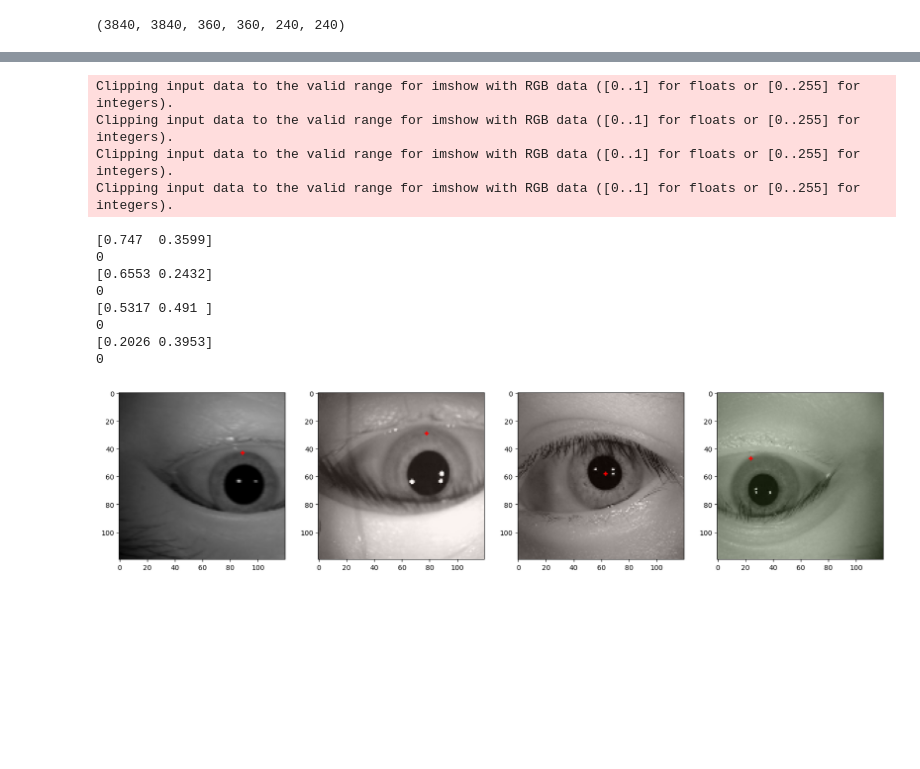
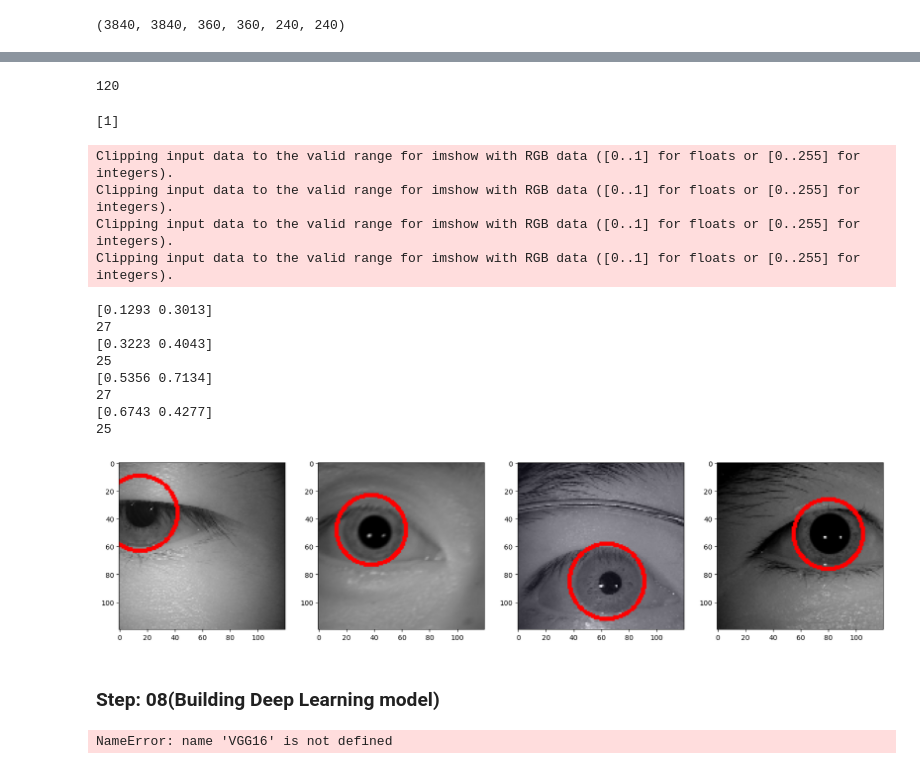
Before and after one commit to SubhadeepMal/CAPSTONE, a Jupyter notebook: self_model_train.ipynb, the cells around one changed output, grey strips where cells are left out. Saved outputs shown, nothing was run; the diff lists cells and outputs as text; code cells hidden in the pictures; blank space fills up the shorter version.

Commit message:
Add files via upload
Now successfully trained the model to detect iris on eye images

```diff
--- a/self_model_train.ipynb
+++ b/self_model_train.ipynb
@@ -161,6 +144,6 @@ augmentor = alb.Compose([alb.RandomCrop(width=450, height=450),
                        bbox_params=alb.BboxParams(format='albumentations',
                                                   label_fields=['class_labels']))
 # %%
-img = cv2.imread(os.path.join(r"D:\New_Programming\CAPSTONE\self_model","Train", "images","S5039L05.jpg"))
+img = cv2.imread(os.path.join(r"D:\New_Programming\CAPSTONE\self_model","Train", "images","S6101S01.jpg"))
 # %%
 cv2.imshow("image",img)
@@ -169,4 +150,4 @@ error: OpenCV(4.9.0) D:\a\opencv-python\opencv-python\opencv\modules\highgui\src
 # %%
-with open(os.path.join(r"D:\New_Programming\CAPSTONE\self_model","Train","labels","S5039L05.json"), 'r') as f:
+with open(os.path.join(r"D:\New_Programming\CAPSTONE\self_model","Train","labels","S6101S01.json"), 'r') as f:
     label = json.load(f)
 # %%
@@ -211,6 +196,6 @@ coords
 # %%
 #  (x − h)2 + (y − k)2 = r2
 import math
-r= math.sqrt((coords[2]-coords[0])**2 + (coords[3]-coords[1])**2 )
-print(r)
+ri= math.sqrt((coords[2]-coords[0])**2 + (coords[3]-coords[1])**2 )
+print(ri)
 # %% [output]
@@ -315,3 +354,8 @@ Requested crop size (450, 450) is larger than the image size (280, 320)
+# %%
+def load_image(x):
+    byte_img = tf.io.read_file(x)
+    img = tf.io.decode_jpeg(byte_img)
+    return img
 # %%
 train_images = tf.data.Dataset.list_files(r"D:\New_Programming\CAPSTONE\aug_data\Train\images\*.jpg", shuffle=False)
 train_images = train_images.map(load_image)
@@ -412,4 +555,13 @@ train.as_numpy_iterator().next()[1]
+# %%
+len(test.as_numpy_iterator().next()[0][0])
+# %% [output]
+120
 # %%
 data_samples = train.as_numpy_iterator()
 # %%
 res = data_samples.next()
+# %%
+#print(res[0][0][0])
+print(res[1][1][0])
+# %% [output]
+[1]
@@ -416,32 +570,34 @@ res = data_samples.next()
 # %%
 fig, ax = plt.subplots(ncols=4, figsize=(20,20))
 for idx in range(4):
     sample_image = res[0][idx]
     sample_coords = res[1][1][idx]
     print(sample_coords[:2])
     #[640,480,640,480]
-    r= math.sqrt(((sample_coords[2]*(120/450)*640))-(sample_coords[0]*(120/450)*640)))**2 + ((sample_coords[3]*(120/450)*480))-(sample_coords[1]*(120/450)*480)))**2 )
+    r= math.sqrt(((sample_coords[2]*(120/480)*640)-(sample_coords[0]*(120/480)*640))**2 + ((sample_coords[3]*(120/480)*480)-(sample_coords[1]*(120/480)*480))**2 )
     r=int(r)
     print(r)
     writable_image = cv2.cvtColor(sample_image, cv2.COLOR_BGR2RGB)  # Convert to writable format
     cv2.circle(writable_image, tuple(np.multiply(sample_coords[:2], [120,120]).astype(int)), r, (255, 0, 0), 2)
     '''
     cv2.circle(sample_image,
                   tuple(np.multiply(sample_coords[:2], [120,120]).astype(int)),r,
                         (255,0,0), 2)'''
 
     ax[idx].imshow(writable_image)
 # %% [output]
 Clipping input data to the valid range for imshow with RGB data ([0..1] for floats or [0..255] for integers).
 Clipping input data to the valid range for imshow with RGB data ([0..1] for floats or [0..255] for integers).
 Clipping input data to the valid range for imshow with RGB data ([0..1] for floats or [0..255] for integers).
 Clipping input data to the valid range for imshow with RGB data ([0..1] for floats or [0..255] for integers).
-[0.747  0.3599]
-0
-[0.6553 0.2432]
-0
-[0.5317 0.491 ]
-0
-[0.2026 0.3953]
-0
+[0.1293 0.3013]
+27
+[0.3223 0.4043]
+25
+[0.5356 0.7134]
+27
+[0.6743 0.4277]
+25
-[figure, old version]
+[figure, new version]
+# %% [markdown]
+### Step: 08(Building Deep Learning model)
@@ -447,0 +620,4 @@ Clipping input data to the valid range for imshow with RGB data ([0..1] for floa
+# %%
+vgg = VGG16(include_top=False)
+# %% [output]
+NameError: name 'VGG16' is not defined
```
Also changed, not shown: parts of 104 cells of this notebook.
